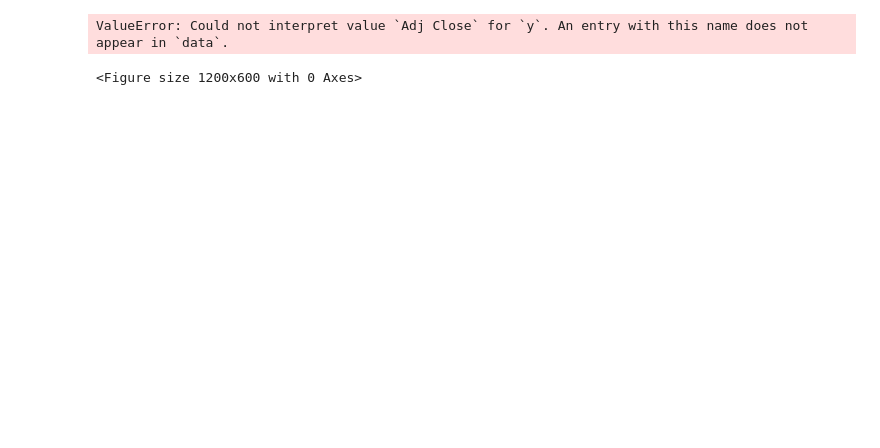
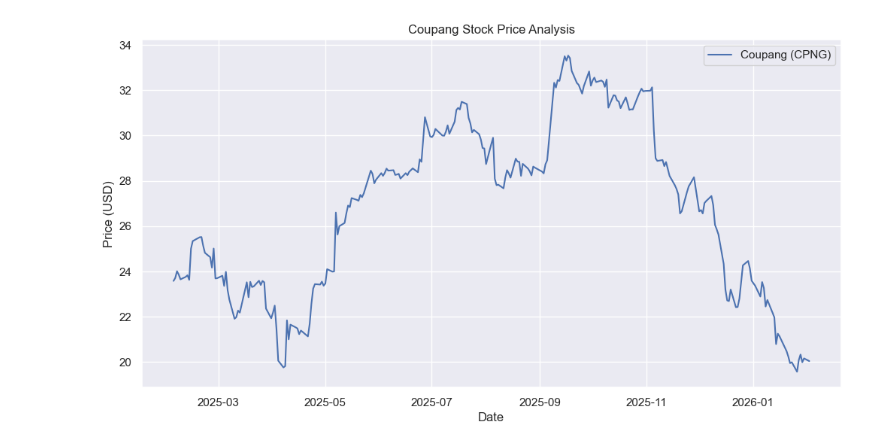
Before and after one commit to DaeHeon-Kim/quant_project, a Jupyter notebook: analysis.ipynb, the cells around one changed output. Cells and saved outputs as stored; diff of their text form; code cells hidden in the pictures; blank space fills up the shorter version.

```diff
--- a/analysis.ipynb
+++ b/analysis.ipynb
@@ -3,33 +3,32 @@ import pandas as pd
 import matplotlib.pyplot as plt
 import seaborn as sns
 import os
 
 # 1. 데이터 불러오기
 # (방금 만든 상대 경로 로직을 활용하거나, 파일명을 직접 지정)
 file_path = 'stock_db/CPNG.csv'
 
 if os.path.exists(file_path):
     df = pd.read_csv(file_path)
 
     # 2. 날짜 컬럼을 진짜 '날짜 형식'으로 변환
     df['Date'] = pd.to_datetime(df['Date'], utc=True)
     df.set_index('Date', inplace=True)
 
     # 3. 그래프 스타일 설정
     sns.set_theme(style="darkgrid")
     plt.figure(figsize=(12, 6))
 
     # 4. 수정 종가(Adj Close) 그리기
-    sns.lineplot(data=df, x=df.index, y='Adj Close', label='Coupang (CPNG)')
+    sns.lineplot(data=df, x=df.index, y='Close', label='Coupang (CPNG)')
 
     plt.title('Coupang Stock Price Analysis')
     plt.xlabel('Date')
     plt.ylabel('Price (USD)')
     plt.legend()
     plt.show()
 
 else:
     print("파일이 없습니다. 경로를 확인해주세요!")
 # %% [output]
-ValueError: Could not interpret value `Adj Close` for `y`. An entry with this name does not appear in `data`.
-<Figure size 1200x600 with 0 Axes>
+[figure, added]
```
Also changed, not shown: parts of 4 cells of this notebook.
